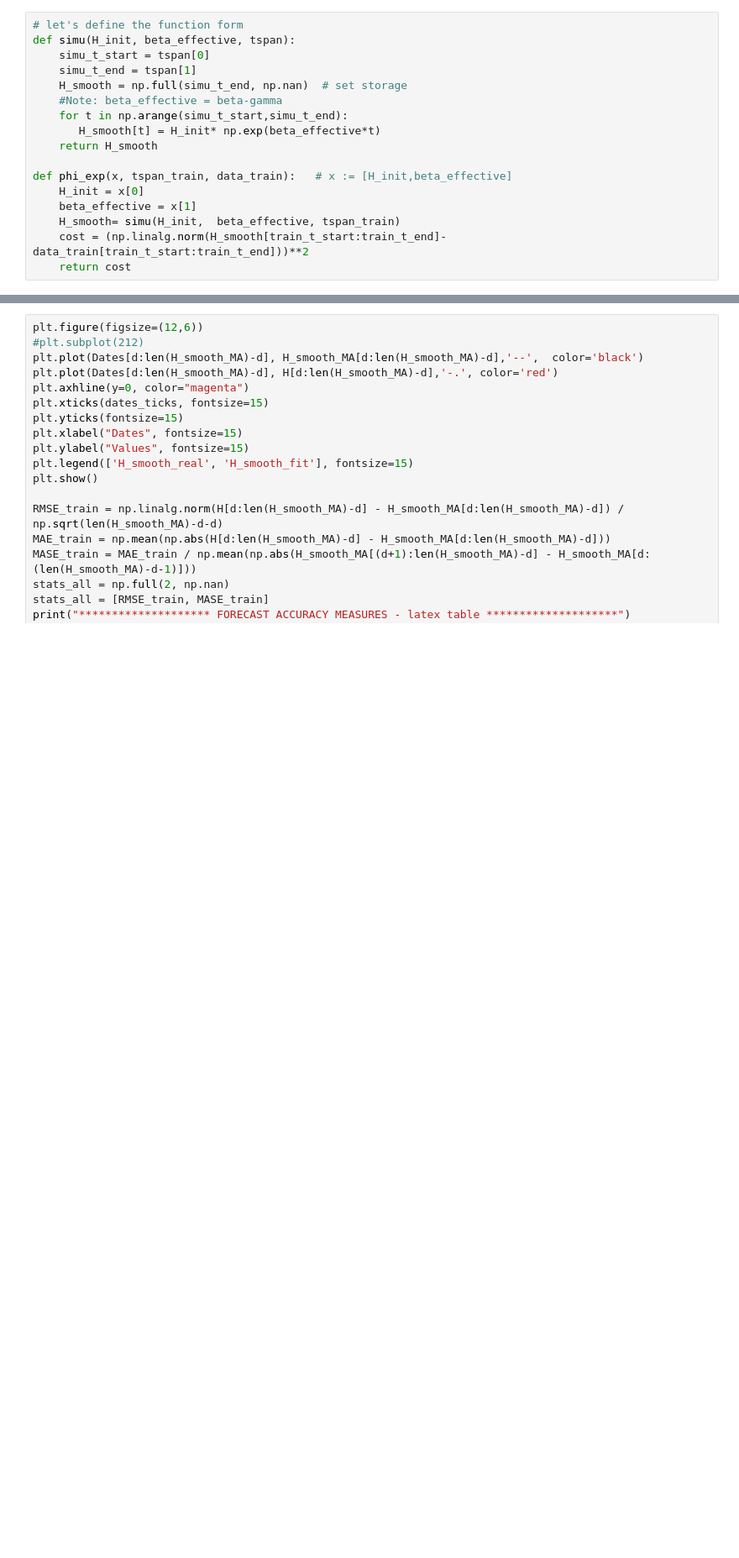
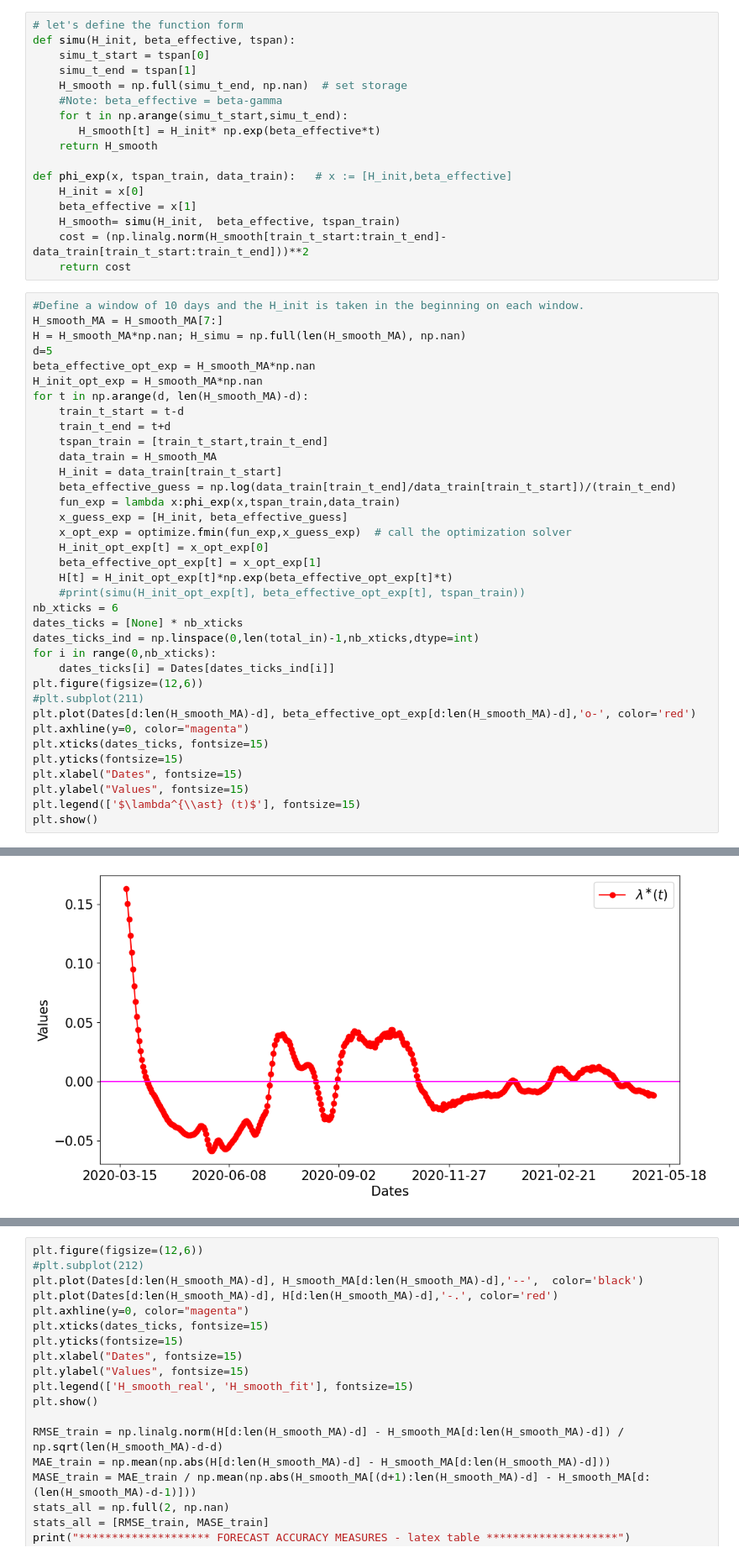
Before and after one commit to OD1992/Python-programs, a Jupyter notebook: Hospi_change_point.ipynb, the cells around one changed output, grey strips where cells are left out. Shown at 84% size. Cells and saved outputs as stored; diff of their text form; blank space fills up the shorter version.

```diff
--- a/Hospi_change_point.ipynb
+++ b/Hospi_change_point.ipynb
@@ -167,3 +168,40 @@ def phi_exp(x, tspan_train, data_train):   # x := [H_init,beta_effective]
     H_smooth= simu(H_init,  beta_effective, tspan_train)
     cost = (np.linalg.norm(H_smooth[train_t_start:train_t_end]-data_train[train_t_start:train_t_end]))**2
     return cost
+# %%
+#Define a window of 10 days and the H_init is taken in the beginning on each window.
+H_smooth_MA = H_smooth_MA[7:]
+H = H_smooth_MA*np.nan; H_simu = np.full(len(H_smooth_MA), np.nan)
+d=5
+beta_effective_opt_exp = H_smooth_MA*np.nan
+H_init_opt_exp = H_smooth_MA*np.nan
+for t in np.arange(d, len(H_smooth_MA)-d):
+    train_t_start = t-d
+    train_t_end = t+d
+    tspan_train = [train_t_start,train_t_end]
+    data_train = H_smooth_MA
+    H_init = data_train[train_t_start]
+    beta_effective_guess = np.log(data_train[train_t_end]/data_train[train_t_start])/(train_t_end)
+    fun_exp = lambda x:phi_exp(x,tspan_train,data_train)
+    x_guess_exp = [H_init, beta_effective_guess]
+    x_opt_exp = optimize.fmin(fun_exp,x_guess_exp)  # call the optimization solver
+    H_init_opt_exp[t] = x_opt_exp[0]
+    beta_effective_opt_exp[t] = x_opt_exp[1]
+    H[t] = H_init_opt_exp[t]*np.exp(beta_effective_opt_exp[t]*t)
+    #print(simu(H_init_opt_exp[t], beta_effective_opt_exp[t], tspan_train))
+nb_xticks = 6
+dates_ticks = [None] * nb_xticks
+dates_ticks_ind = np.linspace(0,len(total_in)-1,nb_xticks,dtype=int)
+for i in range(0,nb_xticks):
+    dates_ticks[i] = Dates[dates_ticks_ind[i]]
+plt.figure(figsize=(12,6))
+#plt.subplot(211)
+plt.plot(Dates[d:len(H_smooth_MA)-d], beta_effective_opt_exp[d:len(H_smooth_MA)-d],'o-', color='red')
+plt.axhline(y=0, color="magenta")
+plt.xticks(dates_ticks, fontsize=15)
+plt.yticks(fontsize=15)
+plt.xlabel("Dates", fontsize=15)
+plt.ylabel("Values", fontsize=15)
+plt.legend(['$\lambda^{\\ast} (t)$'], fontsize=15)
+plt.show()
+# %% [output]
@@ -170 +242,2 @@ def phi_exp(x, tspan_train, data_train):   # x := [H_init,beta_effective]
+[figure, added]
 # %%
```
Also changed, not shown: parts of 4 cells of this notebook.
